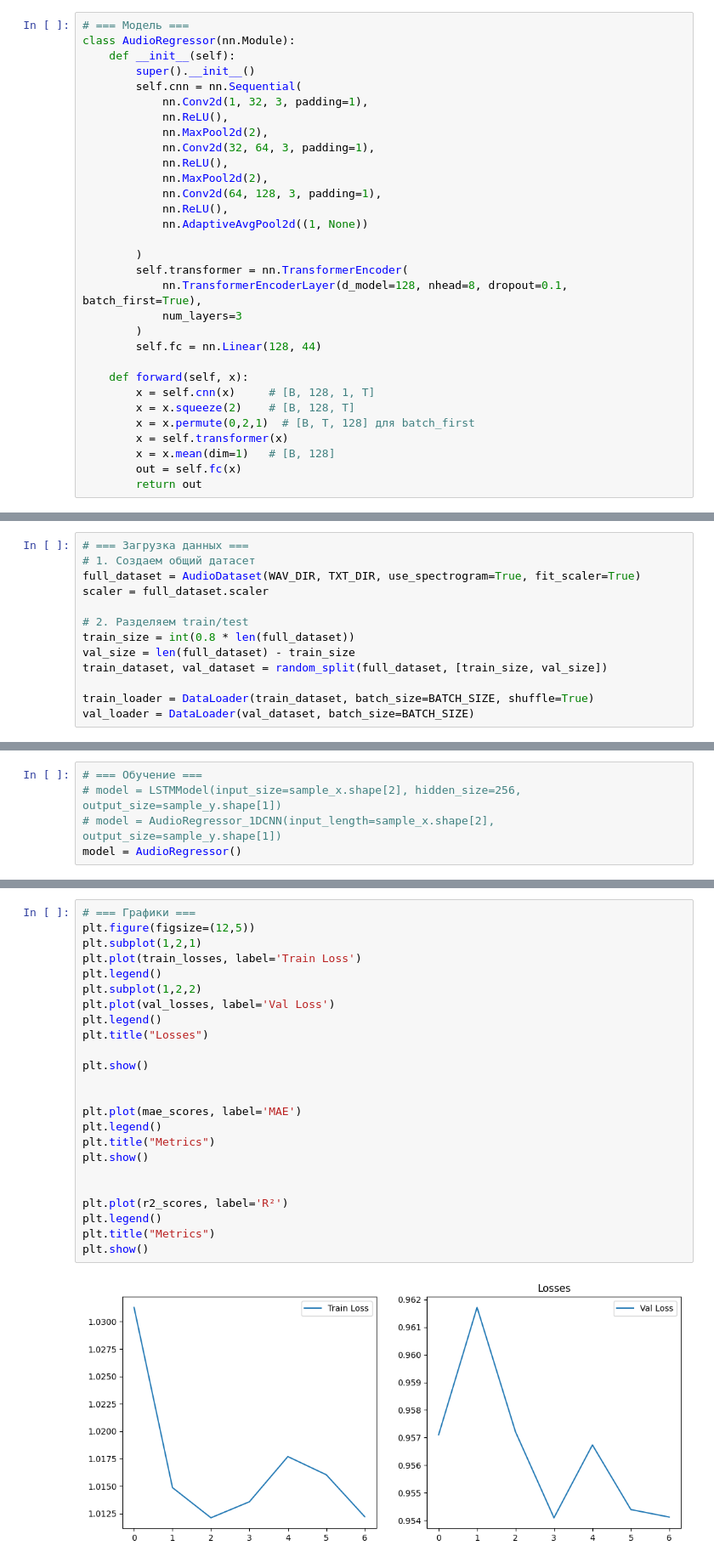
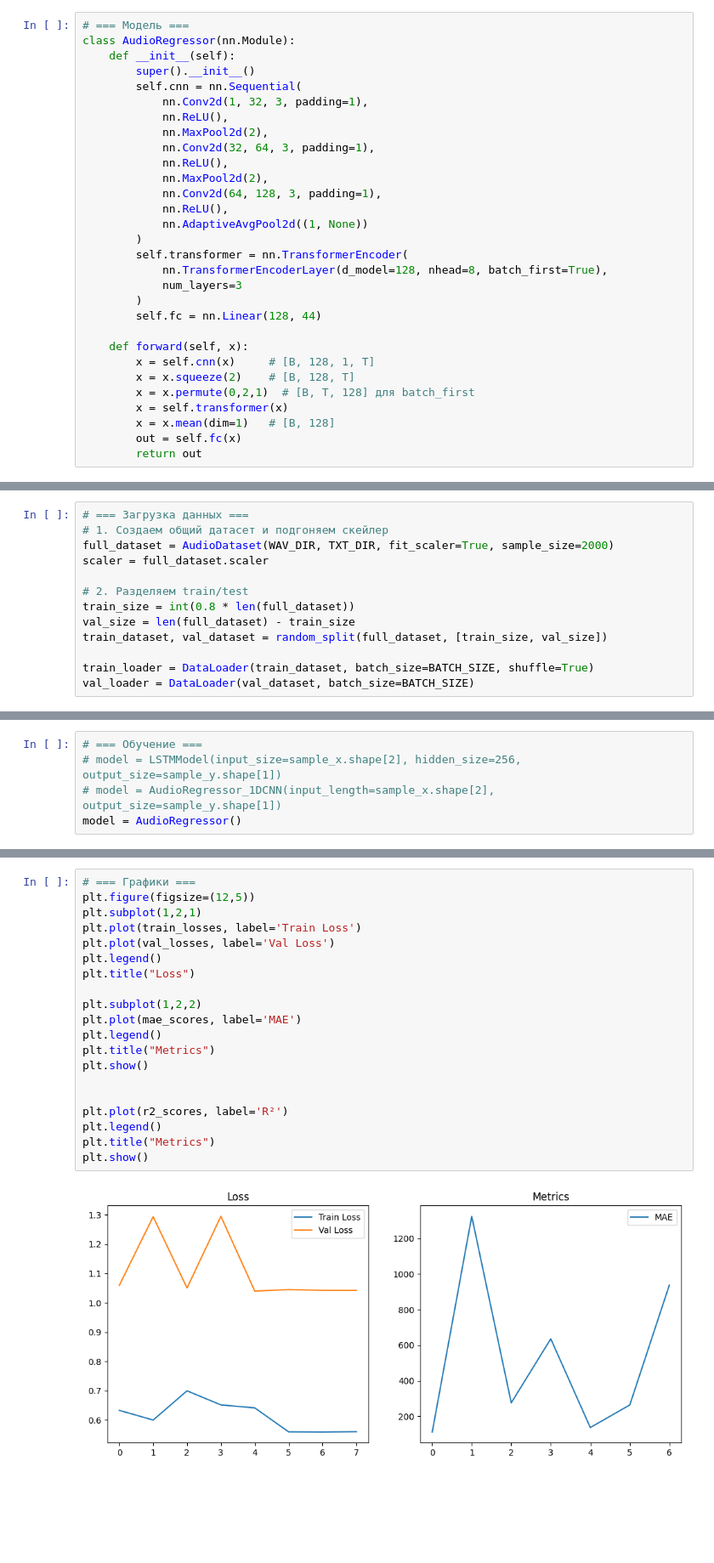
Before and after one commit to oat4cat/LoRa-signals-demodulator, a Jupyter notebook: notebook.ipynb, the cells around one changed output, grey strips where cells are left out. Shown at 85% size. Drawn from its saved outputs; the diff is of its cells as text; blank space fills up the shorter version.

```diff
--- a/notebook.ipynb
+++ b/notebook.ipynb
@@ -112,10 +143,9 @@ class AudioRegressor(nn.Module):
             nn.Conv2d(64, 128, 3, padding=1),
             nn.ReLU(),
             nn.AdaptiveAvgPool2d((1, None))
-
         )
         self.transformer = nn.TransformerEncoder(
-            nn.TransformerEncoderLayer(d_model=128, nhead=8, dropout=0.1, batch_first=True),
+            nn.TransformerEncoderLayer(d_model=128, nhead=8, batch_first=True),
             num_layers=3
         )
         self.fc = nn.Linear(128, 44)
@@ -278,7 +300,7 @@ cuda
 # %%
 # === Загрузка данных ===
-# 1. Создаем общий датасет
-full_dataset = AudioDataset(WAV_DIR, TXT_DIR, use_spectrogram=True, fit_scaler=True)
+# 1. Создаем общий датасет и подгоняем скейлер
+full_dataset = AudioDataset(WAV_DIR, TXT_DIR, fit_scaler=True, sample_size=2000)
 scaler = full_dataset.scaler
 
 # 2. Разделяем train/test
@@ -431,26 +435,22 @@ KeyboardInterrupt:
 # %%
 # === Графики ===
 plt.figure(figsize=(12,5))
 plt.subplot(1,2,1)
 plt.plot(train_losses, label='Train Loss')
-plt.legend()
-plt.subplot(1,2,2)
 plt.plot(val_losses, label='Val Loss')
 plt.legend()
-plt.title("Losses")
+plt.title("Loss")
 
-plt.show()
-
-
+plt.subplot(1,2,2)
 plt.plot(mae_scores, label='MAE')
 plt.legend()
 plt.title("Metrics")
 plt.show()
 
 
 plt.plot(r2_scores, label='R²')
 plt.legend()
 plt.title("Metrics")
 plt.show()
 # %% [output]
-[figure, old version]
+[figure, new version]
```
Also changed, not shown: parts of 13 cells of this notebook.
